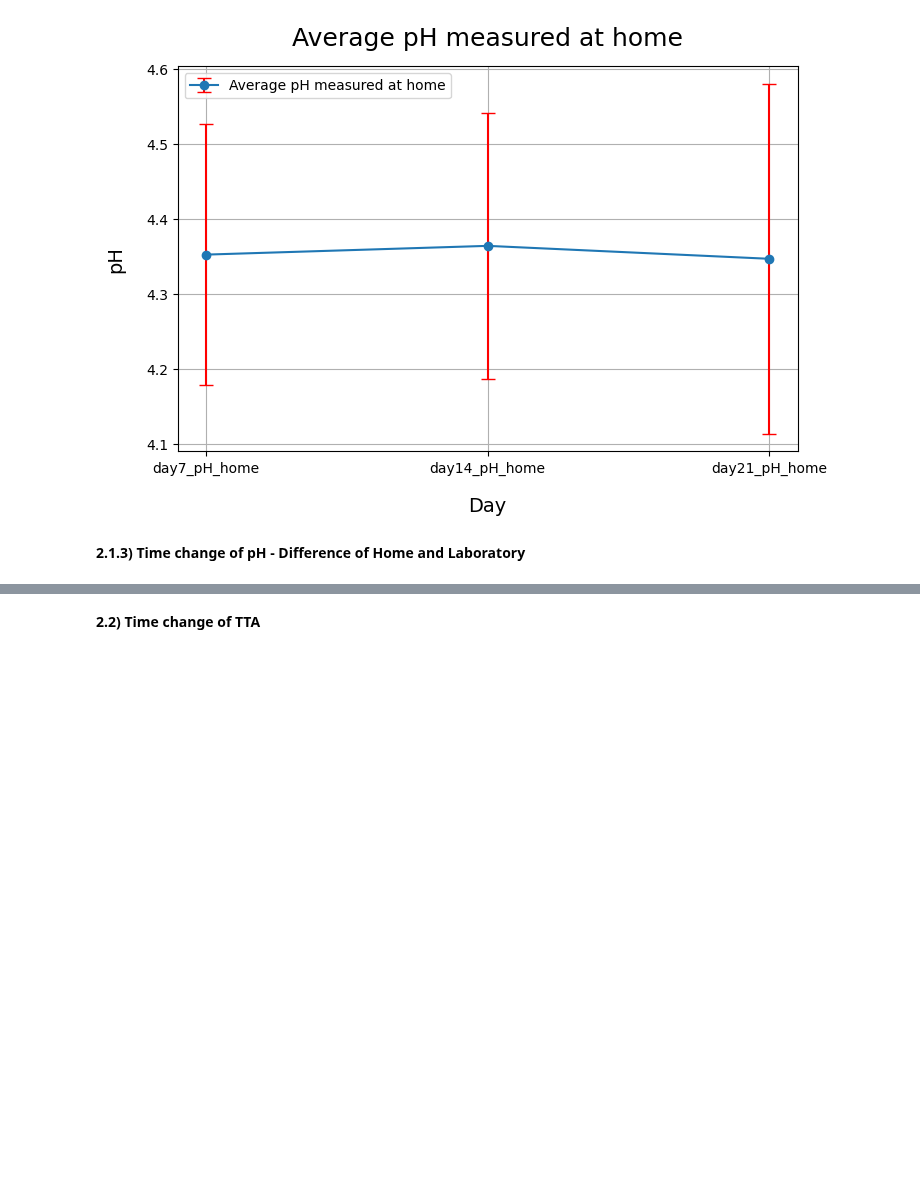
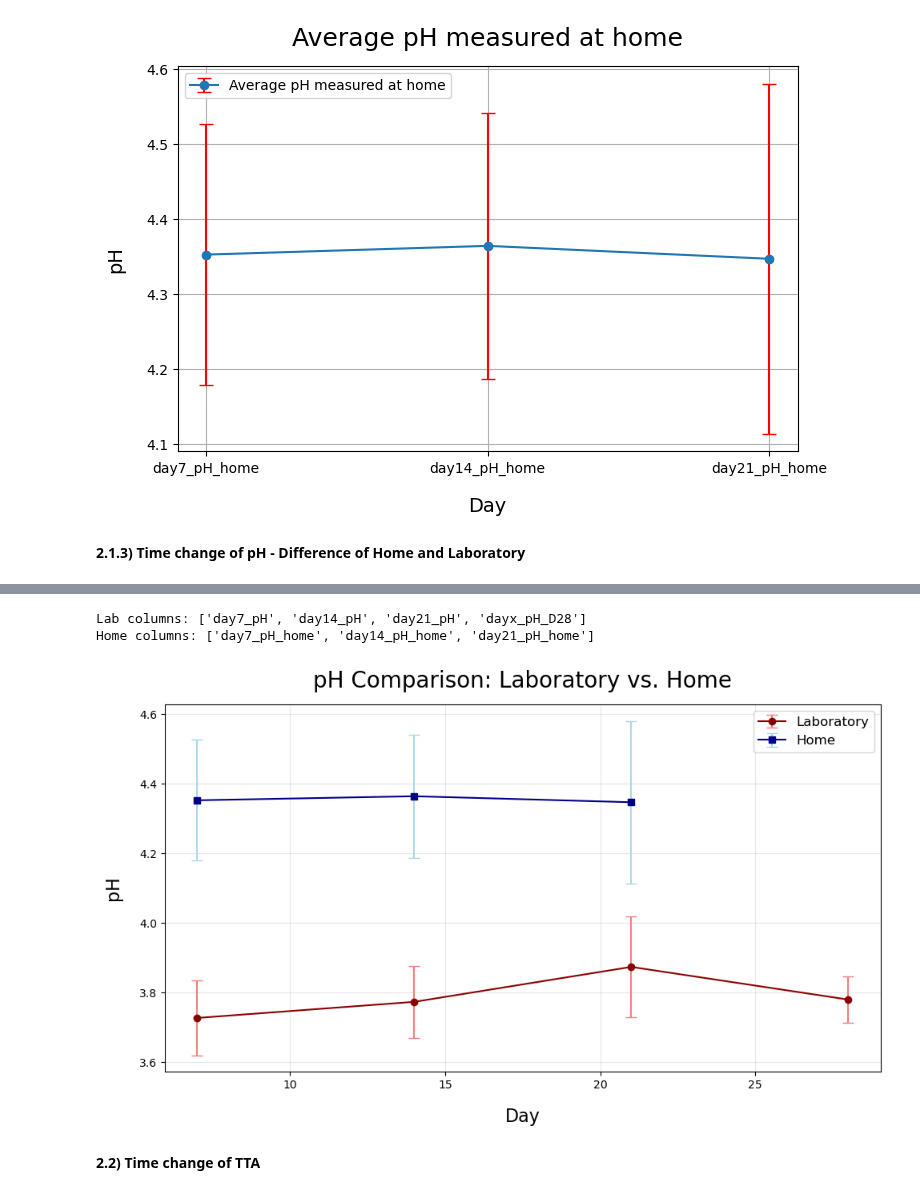
Before and after one commit to ninaaa-a/FermentYOU, a Jupyter notebook: Initial_visualization.ipynb, the cells around one changed output, grey strips where cells are left out. Drawn from its saved outputs; the diff is of its cells as text; code cells hidden in the pictures; blank space fills up the shorter version.

```diff
--- a/Initial_visualization.ipynb
+++ b/Initial_visualization.ipynb
@@ -203,3 +172,63 @@ plt.show()
+# %%
+# read data
+pH_cols = [col for col in ITS.columns if 'pH' in col and 'home' not in col]
+pH_cols_home = [col for col in ITS.columns if 'pH_home' in col]
+
+ITS_pH = ITS[pH_cols].dropna()
+ITS_pH_home = ITS[pH_cols_home].dropna()
+
+pH_means = ITS_pH.mean(axis=0)
+pH_std = ITS_pH.std(axis=0)
+pH_means_home = ITS_pH_home.mean(axis=0)
+pH_std_home = ITS_pH_home.std(axis=0)
+
+# see what the columns are called
+print("Lab columns:", pH_means.index.tolist())
+print("Home columns:", pH_means_home.index.tolist())
+# %% [output]
+Lab columns: ['day7_pH', 'day14_pH', 'day21_pH', 'dayx_pH_D28']
+Home columns: ['day7_pH_home', 'day14_pH_home', 'day21_pH_home']
+# %%
+# export x-axis
+import re
+
+#flexible extraction
+def extract_day(col_name):
+    # Sucht nach Zahlen nach "day" oder "D"
+    match = re.search(r'day(\d+)|D(\d+)', col_name, re.IGNORECASE)
+    if match:
+        return int(match.group(1) or match.group(2))
+    return None
+
+x_lab = [extract_day(col) for col in pH_means.index]
+x_home = [extract_day(col) for col in pH_means_home.index]
+
+# Falls None dabei ist, filtern:
+data_lab = [(x, y, err) for x, y, err in zip(x_lab, pH_means.values, pH_std.values) if x is not None]
+data_home = [(x, y, err) for x, y, err in zip(x_home, pH_means_home.values, pH_std_home.values) if x is not None]
+
+# Plot
+plt.figure(figsize=(10, 6))
+
+if data_lab:
+    x_lab, y_lab, err_lab = zip(*data_lab)
+    plt.errorbar(x=x_lab, y=y_lab, yerr=err_lab, fmt='o-', capsize=5,
+                 ecolor='lightcoral', color='darkred', label='Laboratory')
+
+if data_home:
+    x_home, y_home, err_home = zip(*data_home)
+    plt.errorbar(x=x_home, y=y_home, yerr=err_home, fmt='s-', capsize=5,
+                 ecolor='lightblue', color='darkblue', label='Home')
+
+plt.xlabel('Day', fontsize=16, labelpad=15)
+plt.ylabel('pH', fontsize=16, labelpad=15)
+plt.title('pH Comparison: Laboratory vs. Home', fontsize=20, pad=15)
+plt.grid(True, alpha=0.3)
+plt.legend(fontsize=12)
+plt.tight_layout()
+plt.show()
+# %% [output]
+[figure, added]
 # %% [markdown]
 **2.2) Time change of TTA**
 # %%
```
Also changed, not shown: parts of 4 cells of this notebook.
